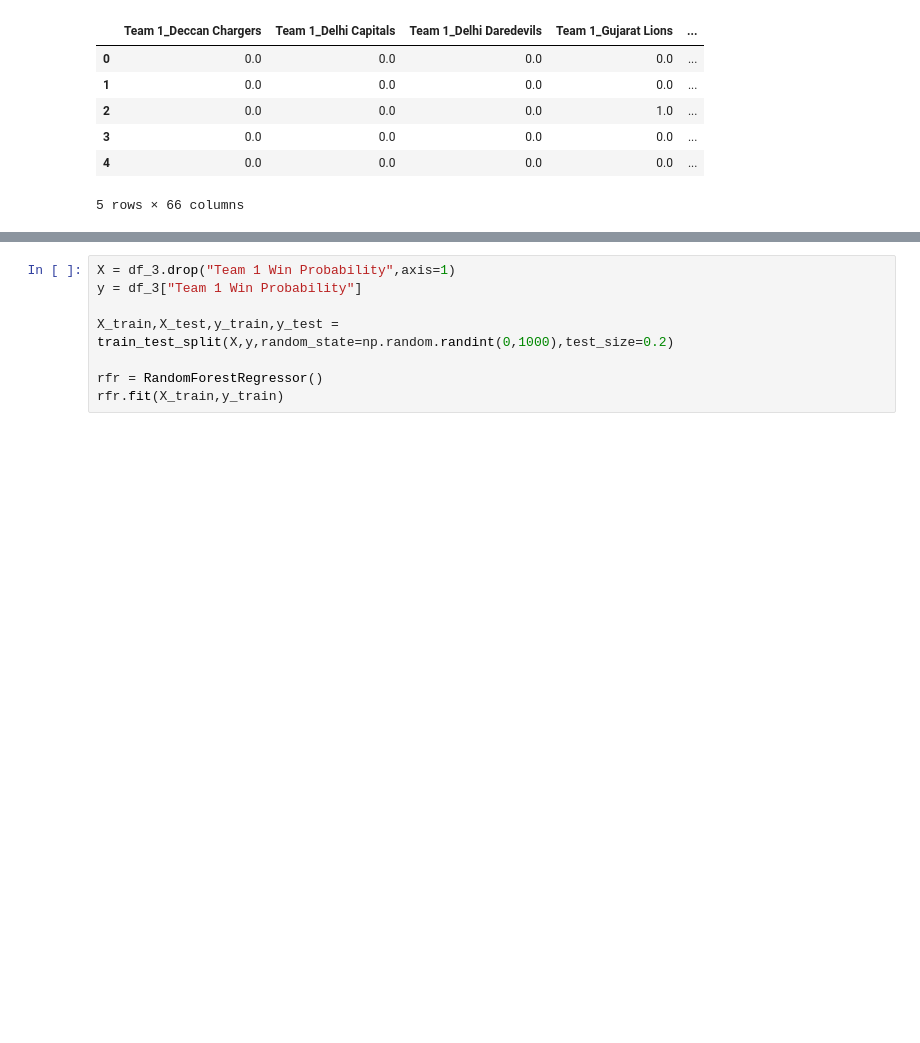
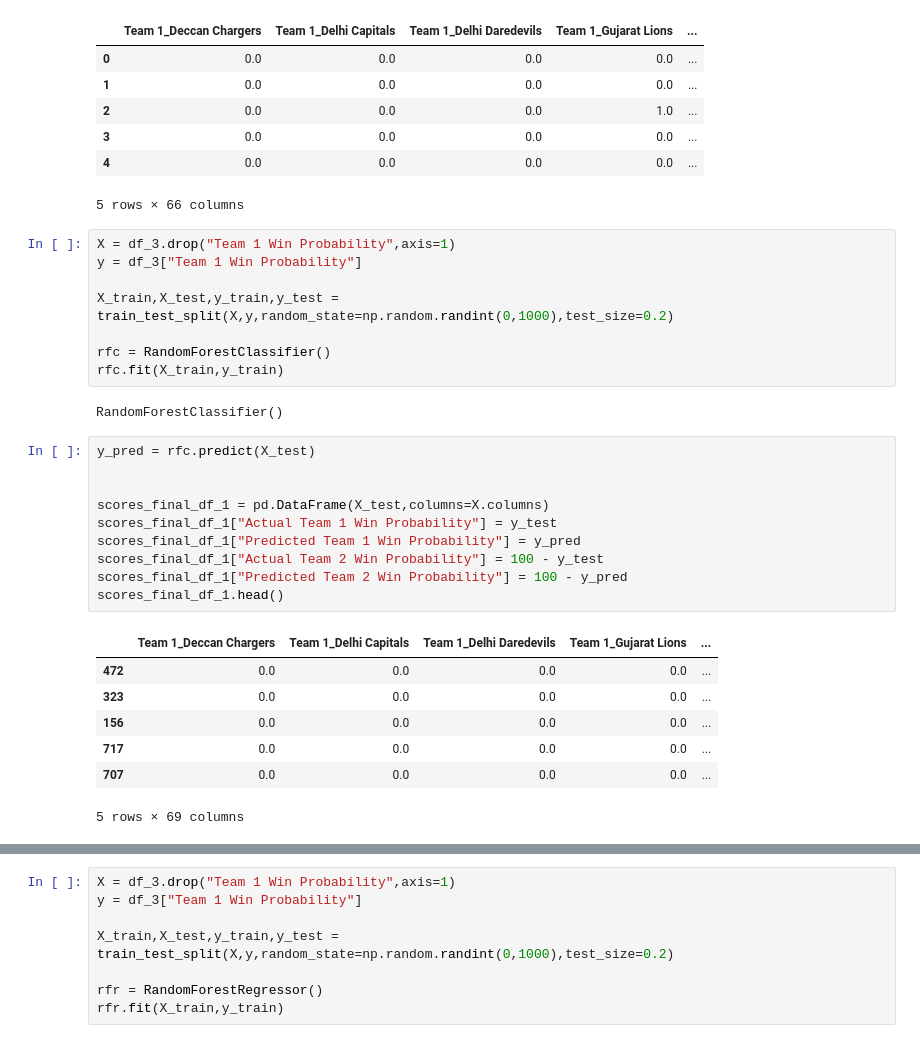
Before and after one commit to amith-vardhan99/udemy, a Jupyter notebook: 16 - IPL Prophets Predicting IPL Match Wins with a Touch of Heroku Magic/notebook.ipynb, the cells around one changed output, grey strips where cells are left out. Saved outputs shown, nothing was run; the diff lists cells and outputs as text; blank space fills up the shorter version.

```diff
--- a/16 - IPL Prophets Predicting IPL Match Wins with a Touch of Heroku Magic/notebook.ipynb
+++ b/16 - IPL Prophets Predicting IPL Match Wins with a Touch of Heroku Magic/notebook.ipynb
@@ -181,3 +226,31 @@ df_3.head()
 | 3 | 0.0 | 0.0 | 0.0 | 0.0 | ... |
 | 4 | 0.0 | 0.0 | 0.0 | 0.0 | ... |
 5 rows × 66 columns
+# %%
+X = df_3.drop("Team 1 Win Probability",axis=1)
+y = df_3["Team 1 Win Probability"]
+
+X_train,X_test,y_train,y_test = train_test_split(X,y,random_state=np.random.randint(0,1000),test_size=0.2)
+
+rfc = RandomForestClassifier()
+rfc.fit(X_train,y_train)
+# %% [output]
+RandomForestClassifier()
+# %%
+y_pred = rfc.predict(X_test)
+
+
+scores_final_df_1 = pd.DataFrame(X_test,columns=X.columns)
+scores_final_df_1["Actual Team 1 Win Probability"] = y_test
+scores_final_df_1["Predicted Team 1 Win Probability"] = y_pred
+scores_final_df_1["Actual Team 2 Win Probability"] = 100 - y_test
+scores_final_df_1["Predicted Team 2 Win Probability"] = 100 - y_pred
+scores_final_df_1.head()
+# %% [output]
+|  | Team 1_Deccan Chargers | Team 1_Delhi Capitals | Team 1_Delhi Daredevils | Team 1_Gujarat Lions | ... |
+| 472 | 0.0 | 0.0 | 0.0 | 0.0 | ... |
+| 323 | 0.0 | 0.0 | 0.0 | 0.0 | ... |
+| 156 | 0.0 | 0.0 | 0.0 | 0.0 | ... |
+| 717 | 0.0 | 0.0 | 0.0 | 0.0 | ... |
+| 707 | 0.0 | 0.0 | 0.0 | 0.0 | ... |
+5 rows × 69 columns
```
Also changed, not shown: parts of 10 cells of this notebook.
